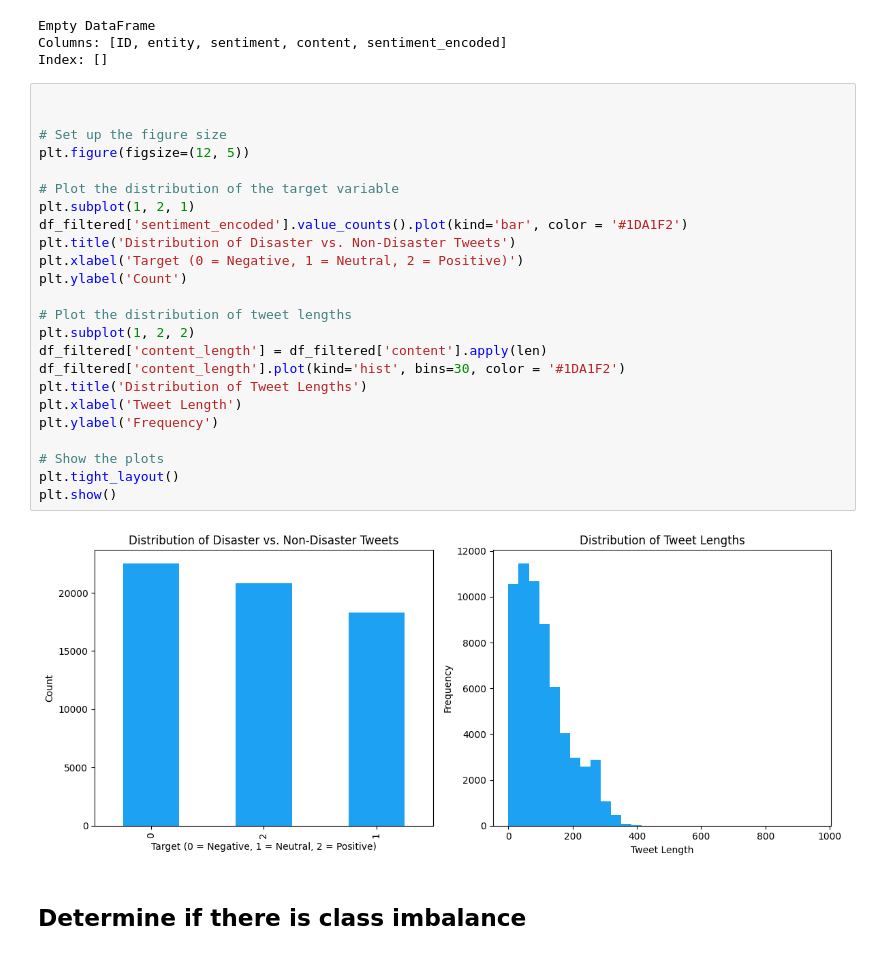
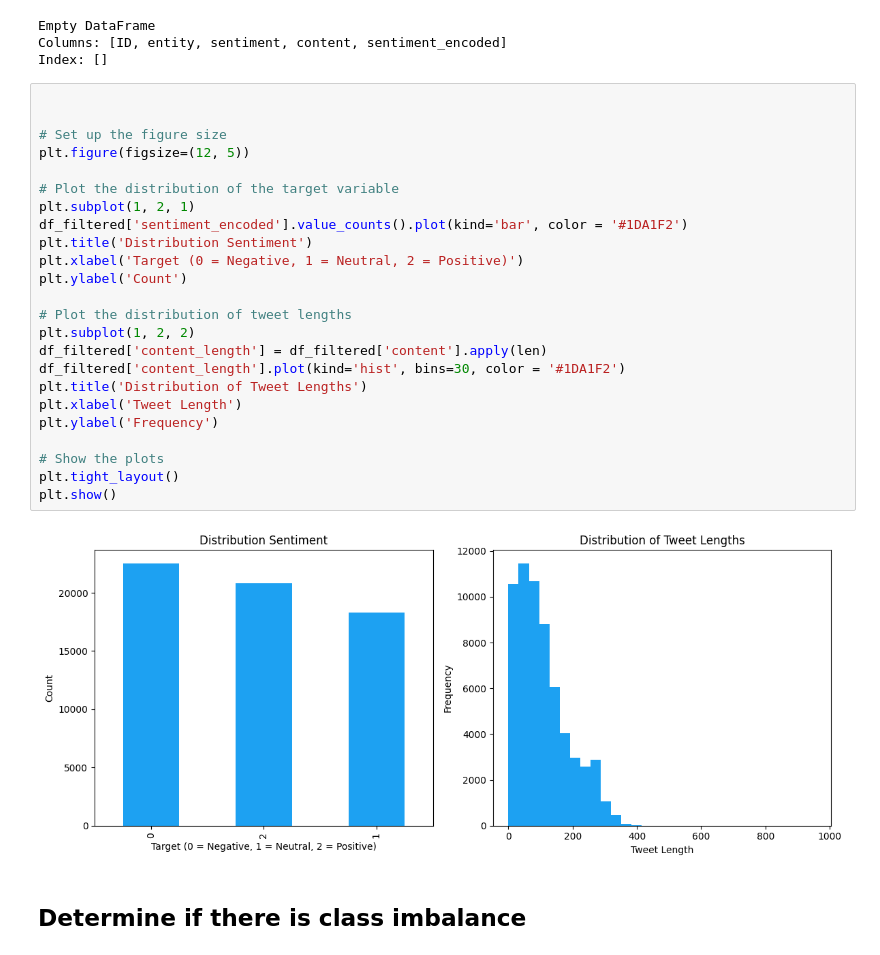
Before and after one commit to kaizenx/tweet-sentiment-classifier, a Jupyter notebook: sentiment.ipynb, the cells around one changed output. Saved outputs shown, nothing was run; the diff lists cells and outputs as text.

```diff
--- a/sentiment.ipynb
+++ b/sentiment.ipynb
@@ -225,29 +235,29 @@ Index: []
 # %%
 
 
 # Set up the figure size
 plt.figure(figsize=(12, 5))
 
 # Plot the distribution of the target variable
 plt.subplot(1, 2, 1)
 df_filtered['sentiment_encoded'].value_counts().plot(kind='bar', color = '#1DA1F2')
-plt.title('Distribution of Disaster vs. Non-Disaster Tweets')
+plt.title('Distribution Sentiment')
 plt.xlabel('Target (0 = Negative, 1 = Neutral, 2 = Positive)')
 plt.ylabel('Count')
 
 # Plot the distribution of tweet lengths
 plt.subplot(1, 2, 2)
 df_filtered['content_length'] = df_filtered['content'].apply(len)
 df_filtered['content_length'].plot(kind='hist', bins=30, color = '#1DA1F2')
 plt.title('Distribution of Tweet Lengths')
 plt.xlabel('Tweet Length')
 plt.ylabel('Frequency')
 
 # Show the plots
 plt.tight_layout()
 plt.show()
 # %% [output]
-[figure, old version]
+[figure, new version]
 # %% [markdown]
 ## Determine if there is class imbalance
 # %%
```
Also changed, not shown: parts of 2 cells of this notebook.
